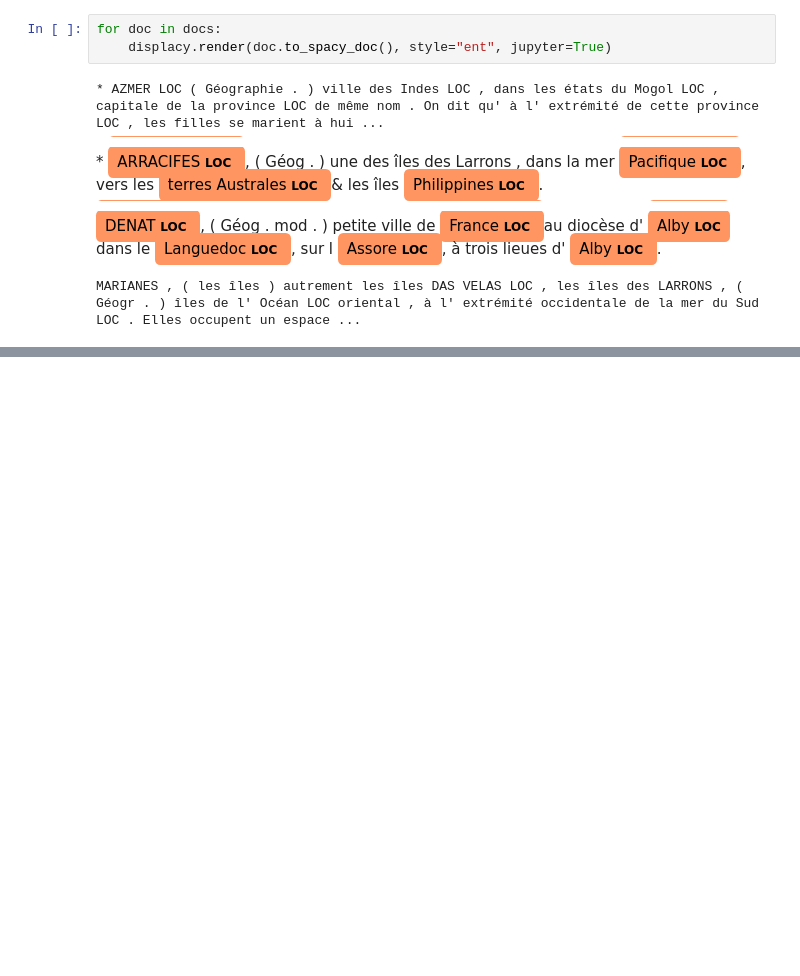
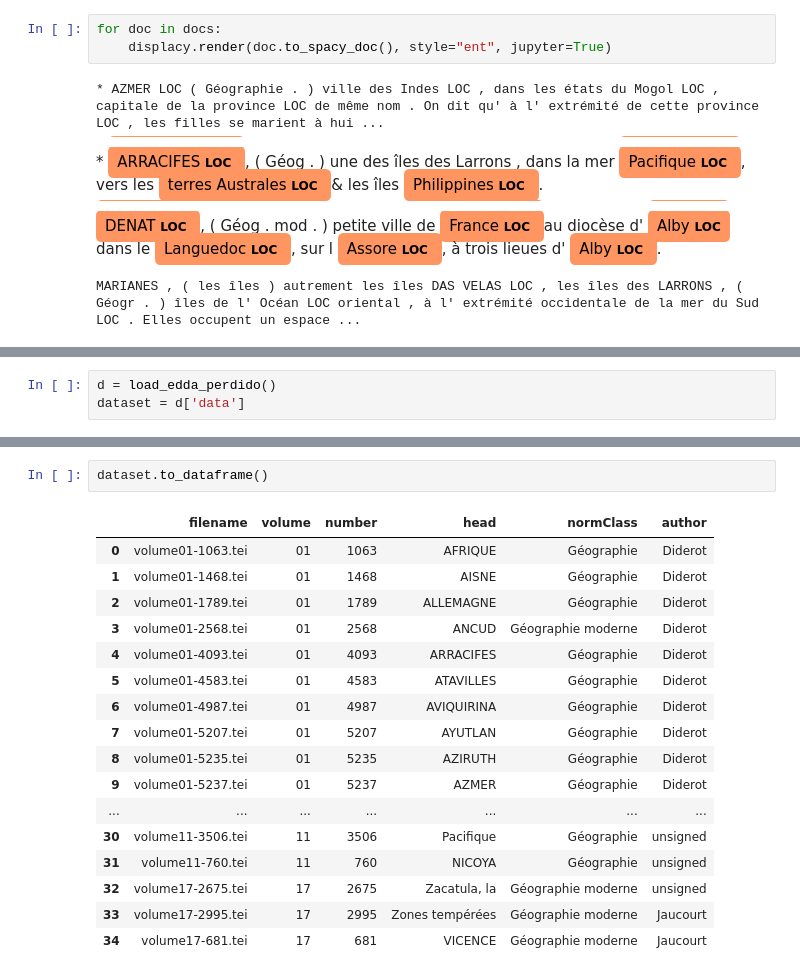
Before and after one commit to ludovicmoncla/SunoikisisDC-Summer2022-Session9, a Jupyter notebook: GeoparsingEncyclopedie.ipynb, the cells around one changed output, grey strips where cells are left out. Cells and saved outputs as stored; diff of their text form; blank space fills up the shorter version.

```diff
--- a/GeoparsingEncyclopedie.ipynb
+++ b/GeoparsingEncyclopedie.ipynb
@@ -351,0 +400,3 @@ Anson place
+# %%
+d = load_edda_perdido()
+dataset = d['data']
@@ -352,3 +424,23 @@ Anson place
+# %%
+dataset.to_dataframe()
+# %% [output]
+|  | filename | volume | number | head | normClass | author |
+| 0 | volume01-1063.tei | 01 | 1063 | AFRIQUE | Géographie | Diderot |
+| 1 | volume01-1468.tei | 01 | 1468 | AISNE | Géographie | Diderot |
+| 2 | volume01-1789.tei | 01 | 1789 | ALLEMAGNE | Géographie | Diderot |
+| 3 | volume01-2568.tei | 01 | 2568 | ANCUD | Géographie moderne | Diderot |
+| 4 | volume01-4093.tei | 01 | 4093 | ARRACIFES | Géographie | Diderot |
+| 5 | volume01-4583.tei | 01 | 4583 | ATAVILLES | Géographie | Diderot |
+| 6 | volume01-4987.tei | 01 | 4987 | AVIQUIRINA | Géographie | Diderot |
+| 7 | volume01-5207.tei | 01 | 5207 | AYUTLAN | Géographie | Diderot |
+| 8 | volume01-5235.tei | 01 | 5235 | AZIRUTH | Géographie | Diderot |
+| 9 | volume01-5237.tei | 01 | 5237 | AZMER | Géographie | Diderot |
+| ... | ... | ... | ... | ... | ... | ... |
+| 30 | volume11-3506.tei | 11 | 3506 | Pacifique | Géographie | unsigned |
+| 31 | volume11-760.tei | 11 | 760 | NICOYA | Géographie | unsigned |
+| 32 | volume17-2675.tei | 17 | 2675 | Zacatula, la | Géographie moderne | unsigned |
+| 33 | volume17-2995.tei | 17 | 2995 | Zones tempérées | Géographie moderne | Jaucourt |
+| 34 | volume17-681.tei | 17 | 681 | VICENCE | Géographie moderne | Jaucourt |
 # %% [markdown]
 ## 3. Toponym disambiguation using network analysis
 
```
Also changed, not shown: parts of 19 cells of this notebook.
